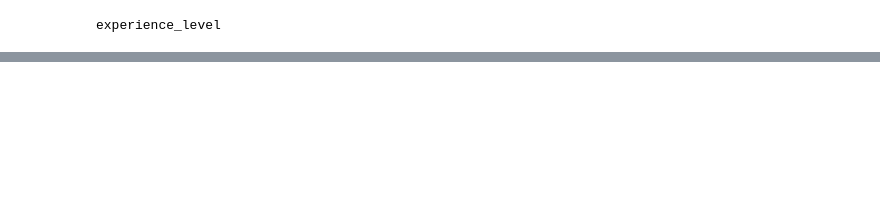
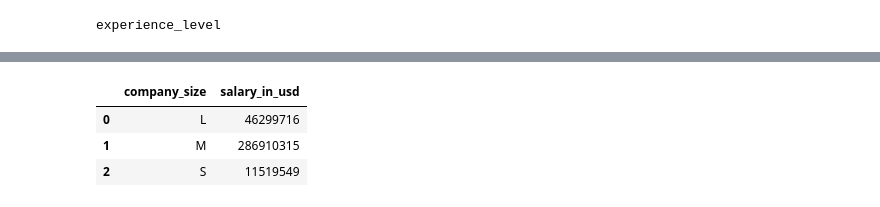
Before and after one commit to ZiggySway/salaries, a Jupyter notebook: notebooks/EDA_DSinfo_sprint4.ipynb, the cells around one changed output, grey strips where cells are left out. Cells and saved outputs as stored; diff of their text form; code cells hidden in the pictures; blank space fills up the shorter version.

```diff
--- a/notebooks/EDA_DSinfo_sprint4.ipynb
+++ b/notebooks/EDA_DSinfo_sprint4.ipynb
@@ -270,0 +325,3 @@ Salary (remote-level); the scatter plot shows a scatter of salaries, and the hov
+# %%
+pd.set_option('display.max_rows', 93)
+df['job_title'].value_counts()
@@ -270,0 +387,8 @@ Salary (remote-level); the scatter plot shows a scatter of salaries, and the hov
+# %%
+combine_df = df.groupby('company_size')['salary_in_usd'].sum().reset_index()
+combine_df
+# %% [output]
+|  | company_size | salary_in_usd |
+| 0 | L | 46299716 |
+| 1 | M | 286910315 |
+| 2 | S | 11519549 |
```
Also changed, not shown: parts of 14 cells of this notebook, 1 other file.
